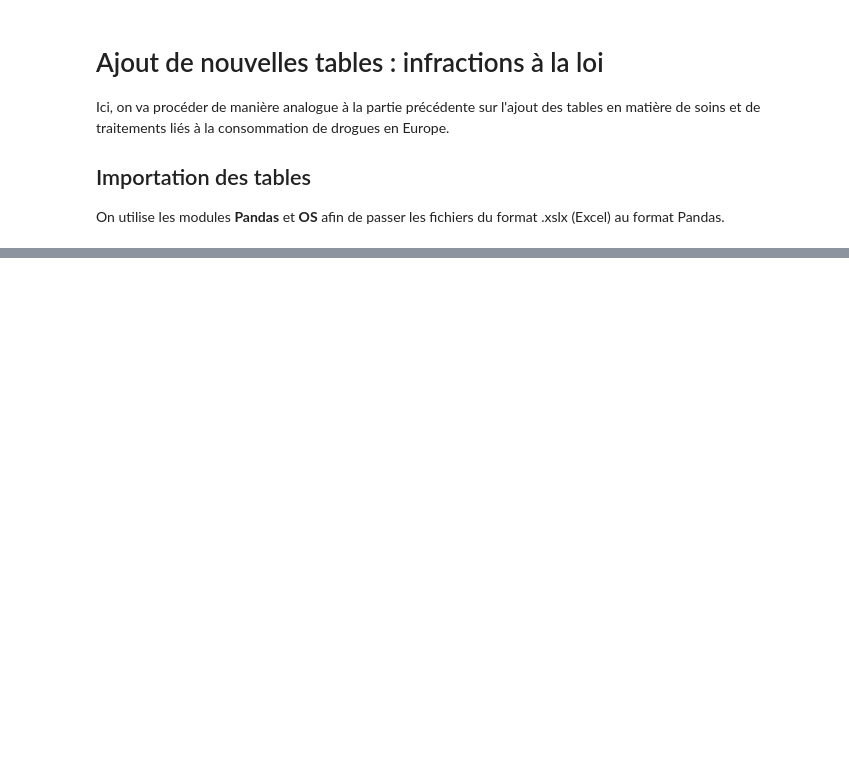
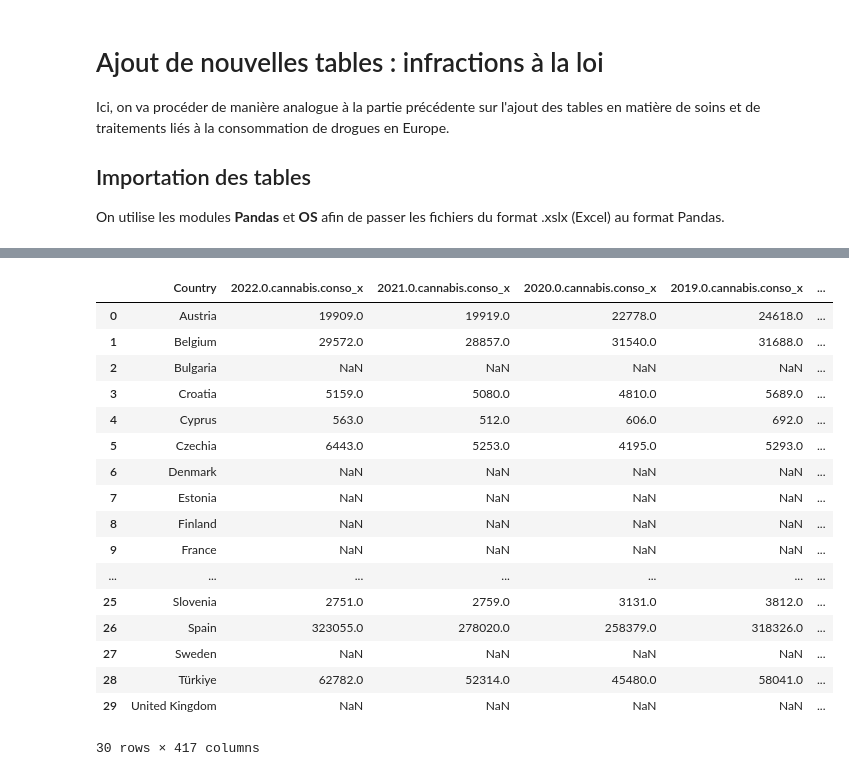
Before and after one commit to refouch/Projet_Python_2A, a Jupyter notebook: Tidy.ipynb, the cells around one changed output, grey strips where cells are left out. Saved outputs shown, nothing was run; the diff lists cells and outputs as text; code cells hidden in the pictures; blank space fills up the shorter version.

Commit message:
table finale pour infractions

```diff
--- a/Tidy.ipynb
+++ b/Tidy.ipynb
@@ -690,0 +691,15 @@ Colonnes après renommage : Index(['Country', '2022.0.global', '2021.0.global',
+# %%
+### "Ventes"
+# On sélectionne les fichiers excel qui ont "Ventes" dans leur nom
+fichiers5 = [f for f in os.listdir(dossier) if "Ventes" in f and f.endswith('.xlsx')]
+
+
+# On ajoute le suffixe aux colonnes souhaitées
+for fichier in fichiers5:
+    chemin_fichier_2 = os.path.join(dossier_2, fichier)
+    df = pd.read_excel(chemin_fichier_2)
+    df.columns = df.columns.astype(str)
+    # On sélectionne les lignes de l'index 2 à 31 (inclus)
+    df = df.iloc[2:32, :]
+    df = df.rename(columns={col: col + ".ventes" if col != "Country" else col for col in df.columns})
+    df.to_excel(chemin_fichier_2, index=False) # On enregistre la modification, sinon le code ne sert à rien
@@ -690,0 +711,46 @@ Colonnes après renommage : Index(['Country', '2022.0.global', '2021.0.global',
+# %%
+### Maintenant que ces modifications sont faites, on effectue le merge
+# On effectue autant de merge que nécessaire en créant de nouveaux suffixes à chaque fois
+test= pd.read_excel("/home/onyxia/work/Projet_Python_2A/Data/EUDA/Tampon/Nombre_Consommation_Cannabis.xlsx")
+dossier = "/home/onyxia/work/Projet_Python_2A/Data/EUDA/Tampon"
+for fichier in fichiers1 :
+    chemin_fichier = os.path.join(dossier, fichier)
+    df = pd.read_excel(chemin_fichier)
+    test = pd.merge(test, df, how="left", on="Country")
+for fichier in fichiers2 :
+    chemin_fichier = os.path.join(dossier, fichier)
+    df = pd.read_excel(chemin_fichier)
+    test = pd.merge(test, df, how="left", on="Country")
+for fichier in fichiers3 :
+    chemin_fichier = os.path.join(dossier, fichier)
+    df = pd.read_excel(chemin_fichier)
+    test = pd.merge(test, df, how="left", on="Country")
+for fichier in fichiers4 :
+    chemin_fichier = os.path.join(dossier, fichier)
+    df = pd.read_excel(chemin_fichier)
+    test = pd.merge(test, df, how="left", on="Country")
+for fichier in fichiers5 :
+    chemin_fichier = os.path.join(dossier, fichier)
+    df = pd.read_excel(chemin_fichier)
+    test = pd.merge(test, df, how="left", on="Country")
+table_infractions_légales = test
+table_infractions_légales
+# %% [output]
+|  | Country | 2022.0.cannabis.conso_x | 2021.0.cannabis.conso_x | 2020.0.cannabis.conso_x | 2019.0.cannabis.conso_x | ... |
+| 0 | Austria | 19909.0 | 19919.0 | 22778.0 | 24618.0 | ... |
+| 1 | Belgium | 29572.0 | 28857.0 | 31540.0 | 31688.0 | ... |
+| 2 | Bulgaria | NaN | NaN | NaN | NaN | ... |
+| 3 | Croatia | 5159.0 | 5080.0 | 4810.0 | 5689.0 | ... |
+| 4 | Cyprus | 563.0 | 512.0 | 606.0 | 692.0 | ... |
+| 5 | Czechia | 6443.0 | 5253.0 | 4195.0 | 5293.0 | ... |
+| 6 | Denmark | NaN | NaN | NaN | NaN | ... |
+| 7 | Estonia | NaN | NaN | NaN | NaN | ... |
+| 8 | Finland | NaN | NaN | NaN | NaN | ... |
+| 9 | France | NaN | NaN | NaN | NaN | ... |
+| ... | ... | ... | ... | ... | ... | ... |
+| 25 | Slovenia | 2751.0 | 2759.0 | 3131.0 | 3812.0 | ... |
+| 26 | Spain | 323055.0 | 278020.0 | 258379.0 | 318326.0 | ... |
+| 27 | Sweden | NaN | NaN | NaN | NaN | ... |
+| 28 | Türkiye | 62782.0 | 52314.0 | 45480.0 | 58041.0 | ... |
+| 29 | United Kingdom | NaN | NaN | NaN | NaN | ... |
+30 rows × 417 columns
```
Also changed, not shown: parts of 30 cells of this notebook, 25 other files.
